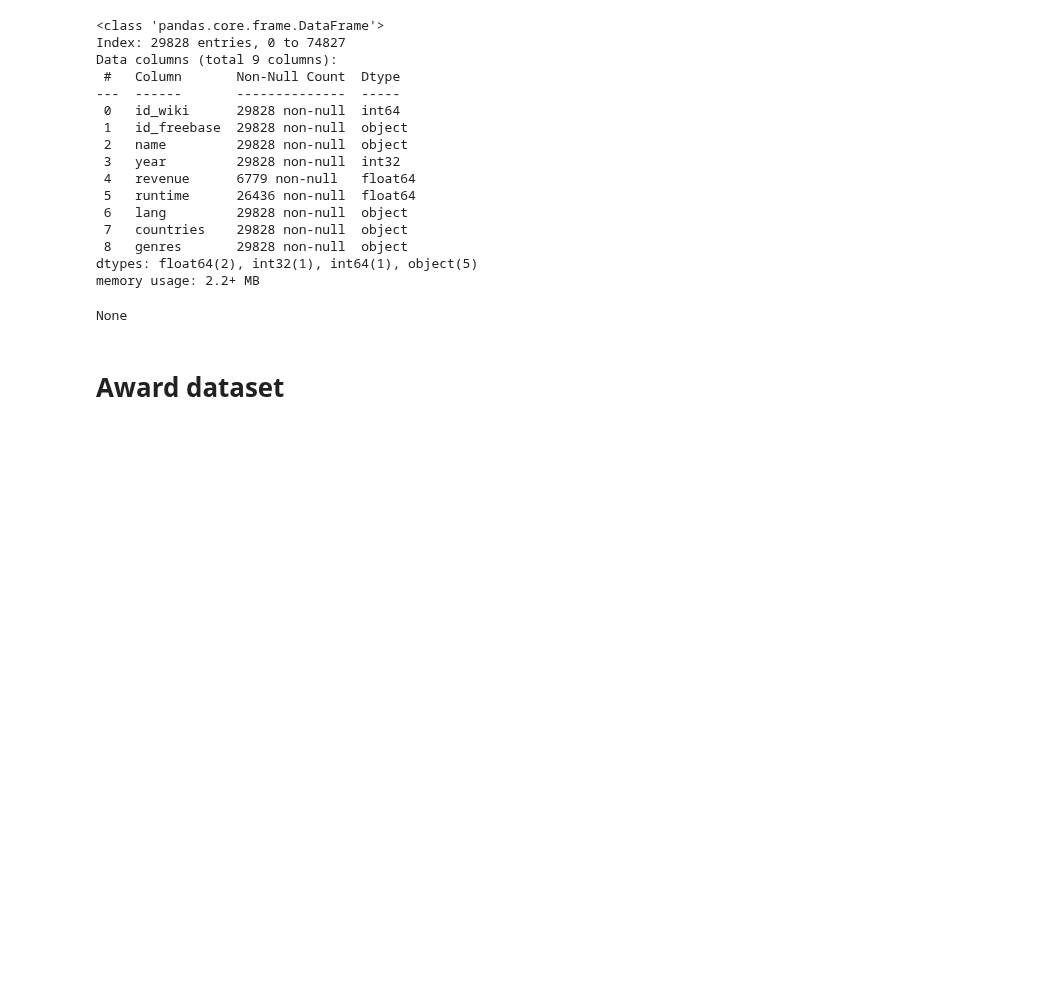
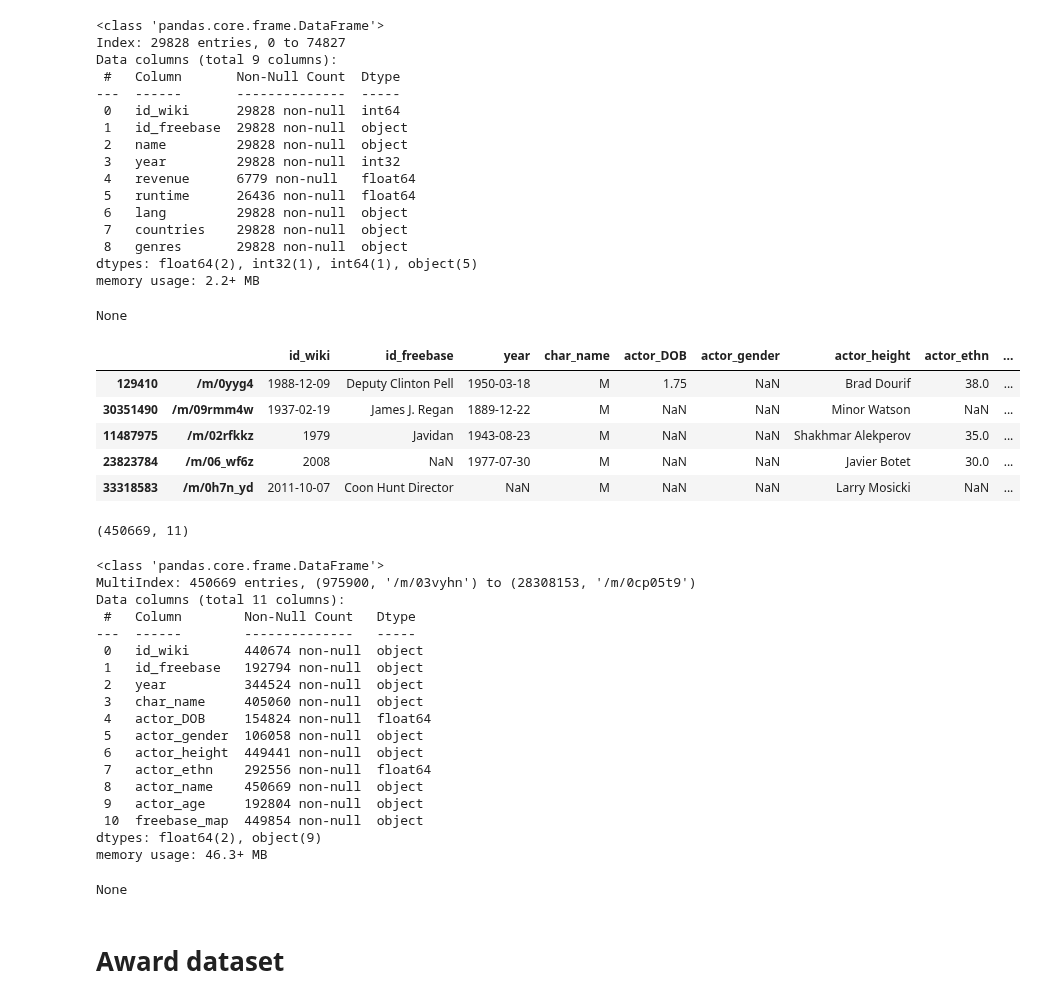
Before and after one commit to epfl-ada/ada-2023-project-thewestbobers, a Jupyter notebook: milestoneP3.ipynb, the cells around one changed output. Saved outputs shown, nothing was run; the diff lists cells and outputs as text; code cells hidden in the pictures; blank space fills up the shorter version.

```diff
--- a/milestoneP3.ipynb
+++ b/milestoneP3.ipynb
@@ -155,6 +155,42 @@ Data columns (total 9 columns):
 dtypes: float64(2), int32(1), int64(1), object(5)
 memory usage: 2.2+ MB
 None
+# %%
+CHARACTERS_DATASET = MOVIES_FOLDER + 'character.metadata.tsv'
+char_df = pd.read_csv(CHARACTERS_DATASET, sep='\t', encoding='utf-8', names=['id_wiki','id_freebase', 'year', 'char_name', 'actor_DOB', 'actor_gender',
+                                                                              'actor_height', 'actor_ethn', 'actor_name', 'actor_age', 'freebase_map'])
+
+
+display(char_df.sample(5))
+display(char_df.shape)
+display(char_df.info())
+# %% [output]
+|  |  | id_wiki | id_freebase | year | char_name | actor_DOB | actor_gender | actor_height | actor_ethn | ... |
+| 129410 | /m/0yyg4 | 1988-12-09 | Deputy Clinton Pell | 1950-03-18 | M | 1.75 | NaN | Brad Dourif | 38.0 | ... |
+| 30351490 | /m/09rmm4w | 1937-02-19 | James J. Regan | 1889-12-22 | M | NaN | NaN | Minor Watson | NaN | ... |
+| 11487975 | /m/02rfkkz | 1979 | Javidan | 1943-08-23 | M | NaN | NaN | Shakhmar Alekperov | 35.0 | ... |
+| 23823784 | /m/06_wf6z | 2008 | NaN | 1977-07-30 | M | NaN | NaN | Javier Botet | 30.0 | ... |
+| 33318583 | /m/0h7n_yd | 2011-10-07 | Coon Hunt Director | NaN | M | NaN | NaN | Larry Mosicki | NaN | ... |
+(450669, 11)
+<class 'pandas.core.frame.DataFrame'>
+MultiIndex: 450669 entries, (975900, '/m/03vyhn') to (28308153, '/m/0cp05t9')
+Data columns (total 11 columns):
+ #   Column        Non-Null Count   Dtype
+---  ------        --------------   -----
+ 0   id_wiki       440674 non-null  object
+ 1   id_freebase   192794 non-null  object
+ 2   year          344524 non-null  object
+ 3   char_name     405060 non-null  object
+ 4   actor_DOB     154824 non-null  float64
+ 5   actor_gender  106058 non-null  object
+ 6   actor_height  449441 non-null  object
+ 7   actor_ethn    292556 non-null  float64
+ 8   actor_name    450669 non-null  object
+ 9   actor_age     192804 non-null  object
+ 10  freebase_map  449854 non-null  object
+dtypes: float64(2), object(9)
+memory usage: 46.3+ MB
+None
 # %% [markdown]
 # Award dataset
 # %%
```
Also changed, not shown: parts of 4 cells of this notebook.
